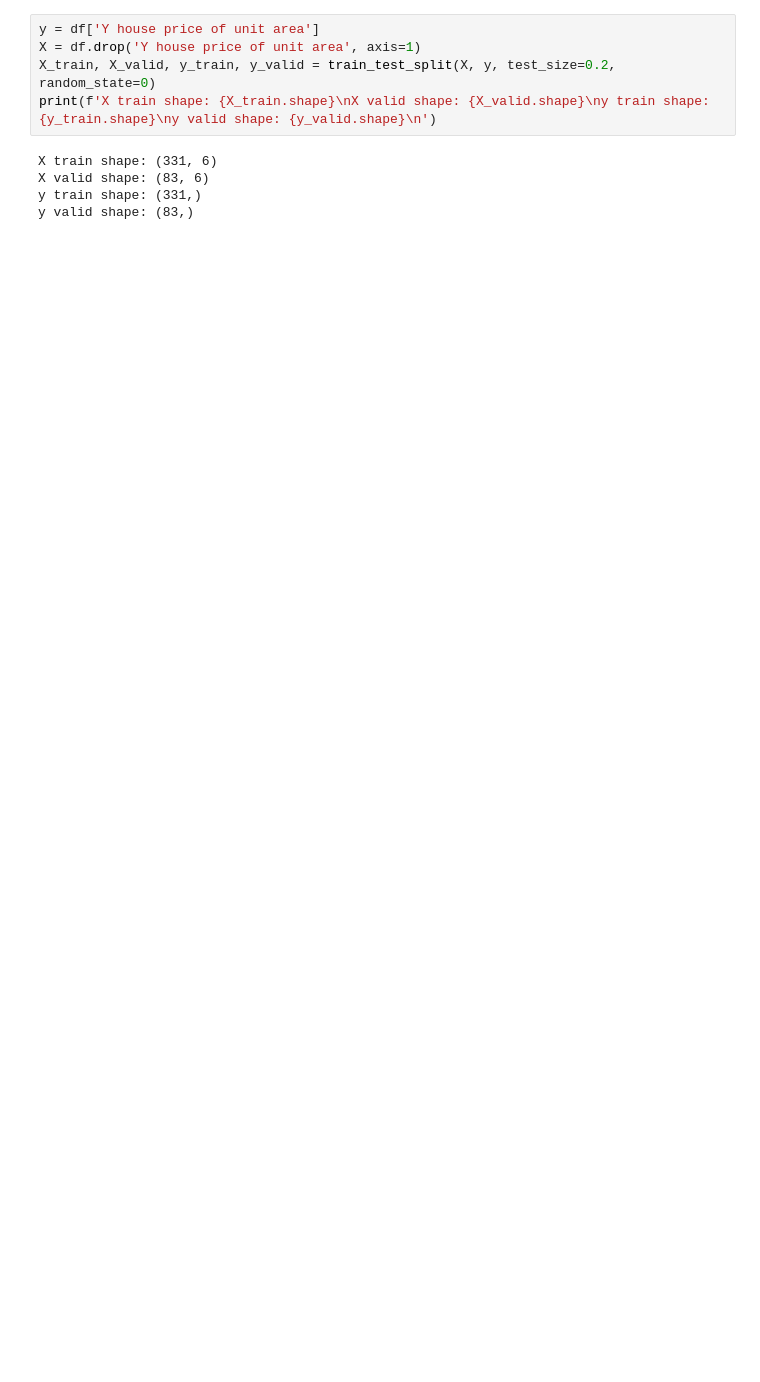
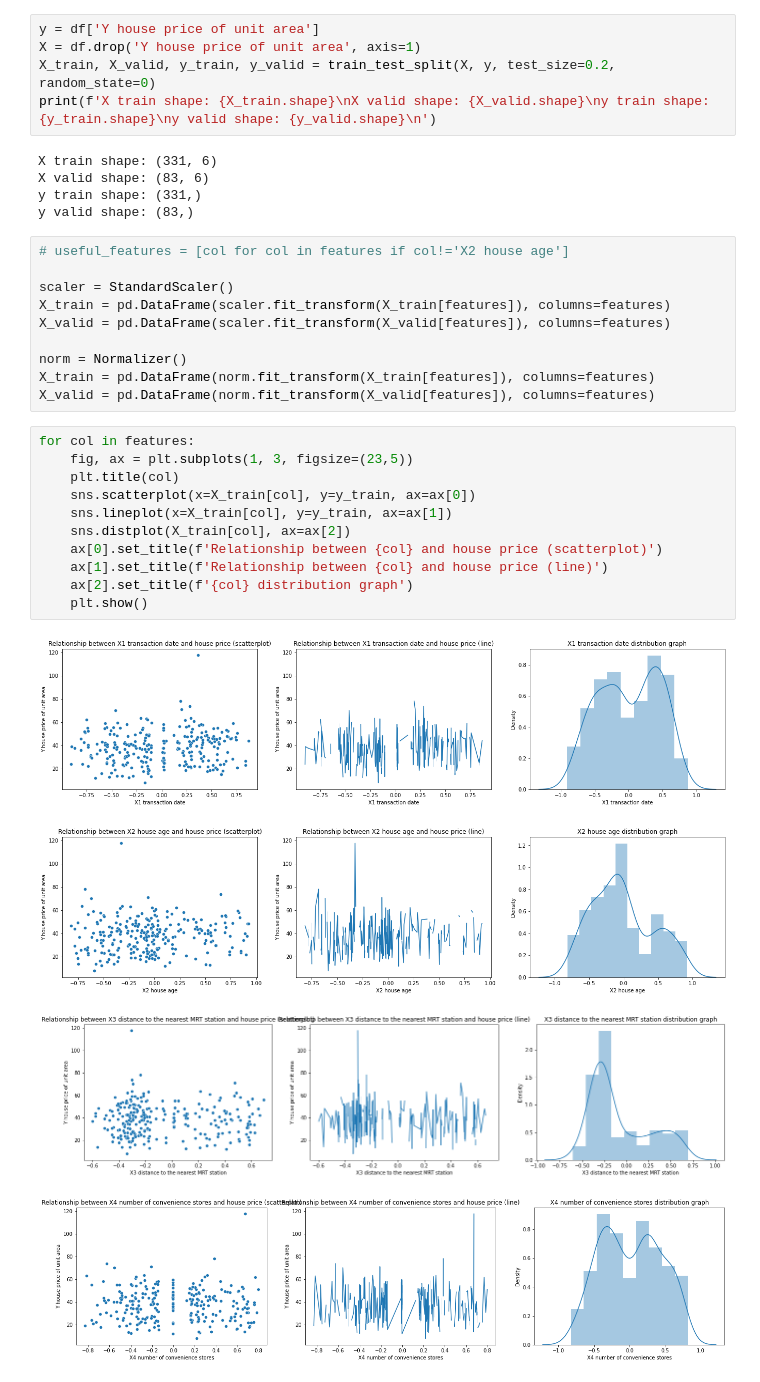
Before and after one commit to BryanChin991/Machine-Learning-Python, a Jupyter notebook: LinearRegression.ipynb, the cells around one changed output. Cells and saved outputs as stored; diff of their text form; blank space fills up the shorter version.

```diff
--- a/LinearRegression.ipynb
+++ b/LinearRegression.ipynb
@@ -98,3 +108,29 @@ X train shape: (331, 6)
 X valid shape: (83, 6)
 y train shape: (331,)
 y valid shape: (83,)
+# %%
+# useful_features = [col for col in features if col!='X2 house age']
+
+scaler = StandardScaler()
+X_train = pd.DataFrame(scaler.fit_transform(X_train[features]), columns=features)
+X_valid = pd.DataFrame(scaler.fit_transform(X_valid[features]), columns=features)
+
+norm = Normalizer()
+X_train = pd.DataFrame(norm.fit_transform(X_train[features]), columns=features)
+X_valid = pd.DataFrame(norm.fit_transform(X_valid[features]), columns=features)
+# %%
+for col in features:
+    fig, ax = plt.subplots(1, 3, figsize=(23,5))
+    plt.title(col)
+    sns.scatterplot(x=X_train[col], y=y_train, ax=ax[0])
+    sns.lineplot(x=X_train[col], y=y_train, ax=ax[1])
+    sns.distplot(X_train[col], ax=ax[2])
+    ax[0].set_title(f'Relationship between {col} and house price (scatterplot)')
+    ax[1].set_title(f'Relationship between {col} and house price (line)')
+    ax[2].set_title(f'{col} distribution graph')
+    plt.show()
+# %% [output]
+[figure, added]
+[figure, added]
+[figure, added]
+[figure, added]
```
Also changed, not shown: parts of 9 cells of this notebook, 1 other file.
